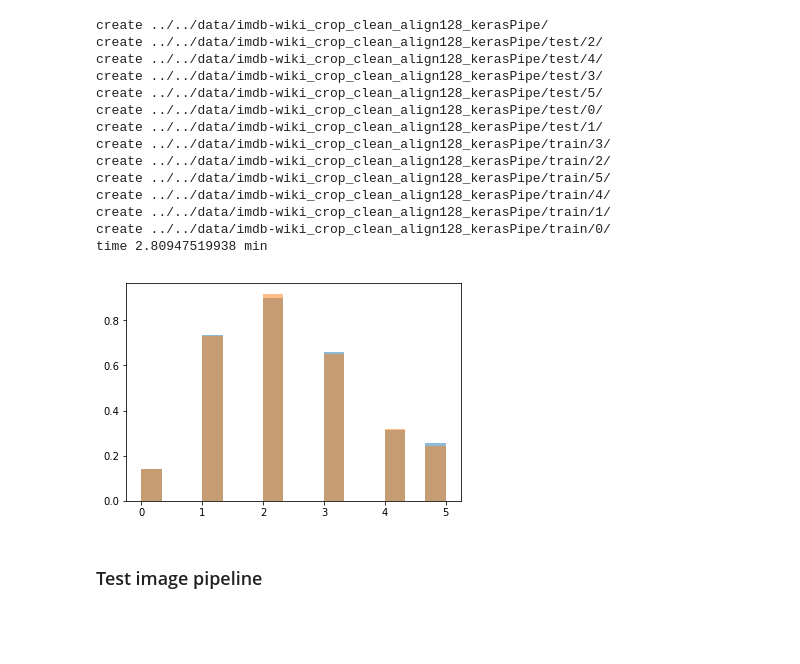
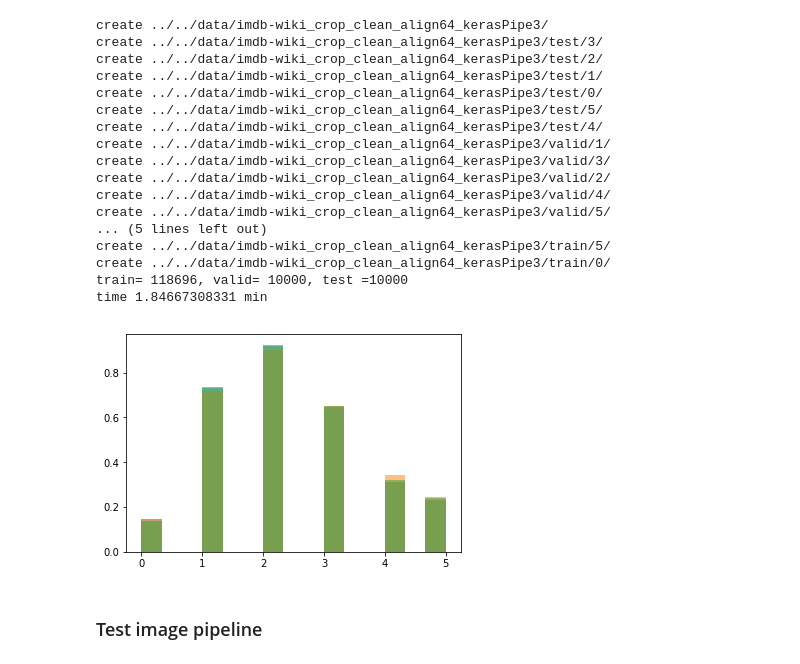
Before and after one commit to mbhuber/Insight-AI-Project, a Jupyter notebook: preprocess/ImagePipeline.ipynb, the cells around one changed output. Drawn from its saved outputs; the diff is of its cells as text; code cells hidden in the pictures; blank space fills up the shorter version.

```diff
--- a/preprocess/ImagePipeline.ipynb
+++ b/preprocess/ImagePipeline.ipynb
@@ -10,13 +10,15 @@ from keras.preprocessing.image import ImageDataGenerator
 # %%
 ### Create folder structure
 # %%
-imagePath     = '../../data/imdb-wiki_crop_clean_align128/'
+imagePath     = '../../data/imdb-wiki_crop_clean_align64/'
 imageList=sorted(os.listdir(imagePath))
-pipePath = '../../data/imdb-wiki_crop_clean_align128_kerasPipe/'
+pipePath = '../../data/imdb-wiki_crop_clean_align64_kerasPipe3/'
 trainDir = pipePath + "train/"
+validDir = pipePath + "valid/"
 testDir  = pipePath + "test/"
 # %%
-ntest = 6000
+nvalid = 10000
+ntest  = 10000
 
 if not os.path.exists(pipePath):
     print("create "+pipePath)
@@ -32,6 +34,7 @@ np.random.shuffle(imageIdx)
 # collect labels
 testLabel = []
 trainLabel = []
+validLabel = []
 
 ct = time.time()
 cnt = 0
@@ -41,9 +44,12 @@ for iidx in imageIdx:
     imaFile = imageList[iidx]
     clStr = imaFile[-5] # class label
 
-    if cnt<ntest:
+    if cnt<=ntest:
         tmpPath = testDir
         testLabel.append(int(clStr))
+    elif cnt<=(ntest+nvalid):
+        tmpPath = validDir
+        validLabel.append(int(clStr))
     else:
         tmpPath = trainDir
         trainLabel.append(int(clStr))
@@ -58,27 +64,32 @@ for iidx in imageIdx:
     shutil.copy2(imagePath+imaFile,destDir+imaFile)
 
 
+print("train= {}, valid= {}, test ={}".format(len(trainLabel),len(validLabel),len(testLabel)))
 print('time {} min'.format((time.time()-ct)/60.))
 # %% [output]
-create ../../data/imdb-wiki_crop_clean_align128_kerasPipe/
-create ../../data/imdb-wiki_crop_clean_align128_kerasPipe/test/2/
-create ../../data/imdb-wiki_crop_clean_align128_kerasPipe/test/4/
-create ../../data/imdb-wiki_crop_clean_align128_kerasPipe/test/3/
-create ../../data/imdb-wiki_crop_clean_align128_kerasPipe/test/5/
-create ../../data/imdb-wiki_crop_clean_align128_kerasPipe/test/0/
-create ../../data/imdb-wiki_crop_clean_align128_kerasPipe/test/1/
-create ../../data/imdb-wiki_crop_clean_align128_kerasPipe/train/3/
-create ../../data/imdb-wiki_crop_clean_align128_kerasPipe/train/2/
-create ../../data/imdb-wiki_crop_clean_align128_kerasPipe/train/5/
-create ../../data/imdb-wiki_crop_clean_align128_kerasPipe/train/4/
-create ../../data/imdb-wiki_crop_clean_align128_kerasPipe/train/1/
-create ../../data/imdb-wiki_crop_clean_align128_kerasPipe/train/0/
-time 2.80947519938 min
+create ../../data/imdb-wiki_crop_clean_align64_kerasPipe3/
+create ../../data/imdb-wiki_crop_clean_align64_kerasPipe3/test/3/
+create ../../data/imdb-wiki_crop_clean_align64_kerasPipe3/test/2/
+create ../../data/imdb-wiki_crop_clean_align64_kerasPipe3/test/1/
+create ../../data/imdb-wiki_crop_clean_align64_kerasPipe3/test/0/
+create ../../data/imdb-wiki_crop_clean_align64_kerasPipe3/test/5/
+create ../../data/imdb-wiki_crop_clean_align64_kerasPipe3/test/4/
+create ../../data/imdb-wiki_crop_clean_align64_kerasPipe3/valid/1/
+create ../../data/imdb-wiki_crop_clean_align64_kerasPipe3/valid/3/
+create ../../data/imdb-wiki_crop_clean_align64_kerasPipe3/valid/2/
+create ../../data/imdb-wiki_crop_clean_align64_kerasPipe3/valid/4/
+create ../../data/imdb-wiki_crop_clean_align64_kerasPipe3/valid/5/
+... (5 lines left out)
+create ../../data/imdb-wiki_crop_clean_align64_kerasPipe3/train/5/
+create ../../data/imdb-wiki_crop_clean_align64_kerasPipe3/train/0/
+train= 118696, valid= 10000, test =10000
+time 1.84667308331 min
 # %%
 plt.hist(testLabel,bins=15,normed=True,alpha=0.5)
+plt.hist(validLabel,bins=15,normed=True,alpha=0.5)
 _=plt.hist(trainLabel,bins=15,normed=True,alpha=0.5)
 # %% [output]
-[figure, old version]
+[figure, new version]
 # %% [markdown]
 ### Test image pipeline
 # %%
```
Also changed, not shown: parts of 16 cells of this notebook, 3 other files.
